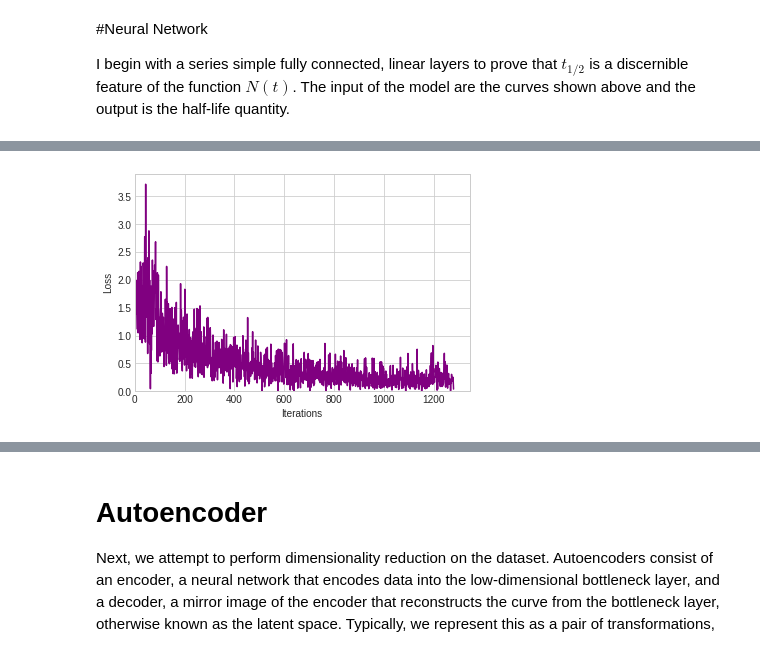
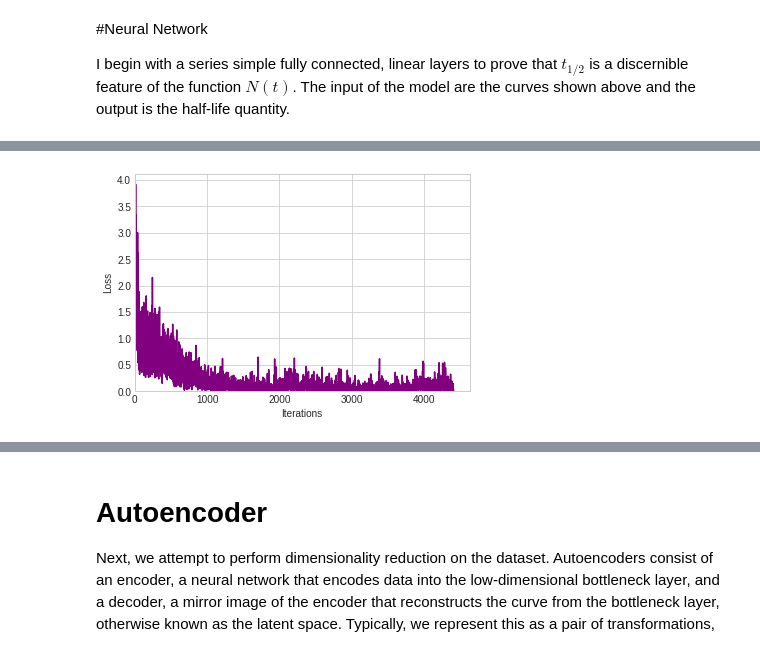
Before and after one commit to SophieD517/MTL, a Jupyter notebook: Exponential Decay/ExponentialDecay.ipynb, the cells around one changed output, grey strips where cells are left out. Drawn from its saved outputs; the diff is of its cells as text; code cells hidden in the pictures.

```diff
--- a/Exponential Decay/ExponentialDecay.ipynb
+++ b/Exponential Decay/ExponentialDecay.ipynb
@@ -227,7 +226,7 @@ def graph_results(xt, yt, num=1000):
   plt.ylim(0, 1000)
 # %%
 x, y, xt, yt, xv, yv = load_data()
-train(20, x, y, xv, yv)
+train(50, x, y, xv, yv)
 save()
 graph_loss()
 # %% [output]
@@ -254,4 +250,4 @@ loss: 0.03994757682085037, val loss: 0.2842017114162445
-[figure, old version]
+[figure, new version]
 # %%
 graph_results(xt, yt)
 # %% [output]
```
Also changed, not shown: parts of 15 cells of this notebook.
